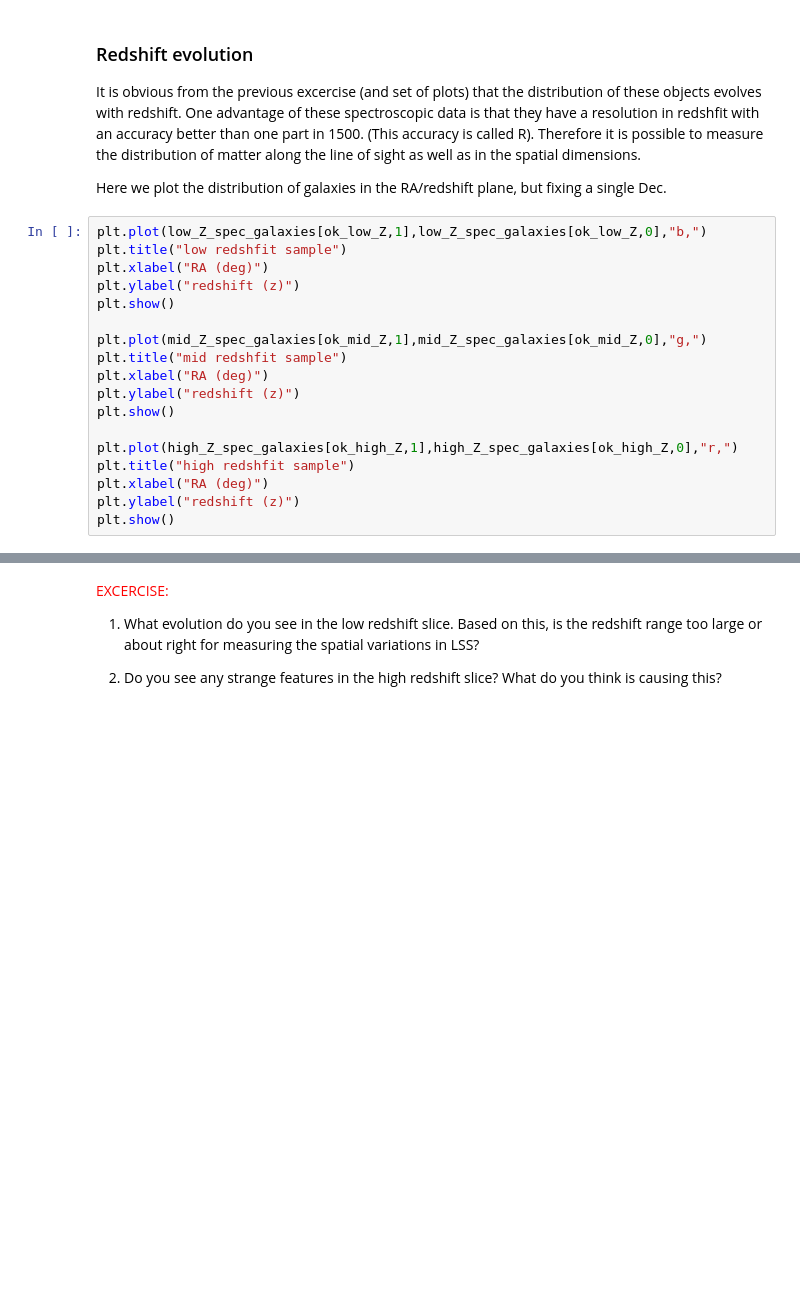
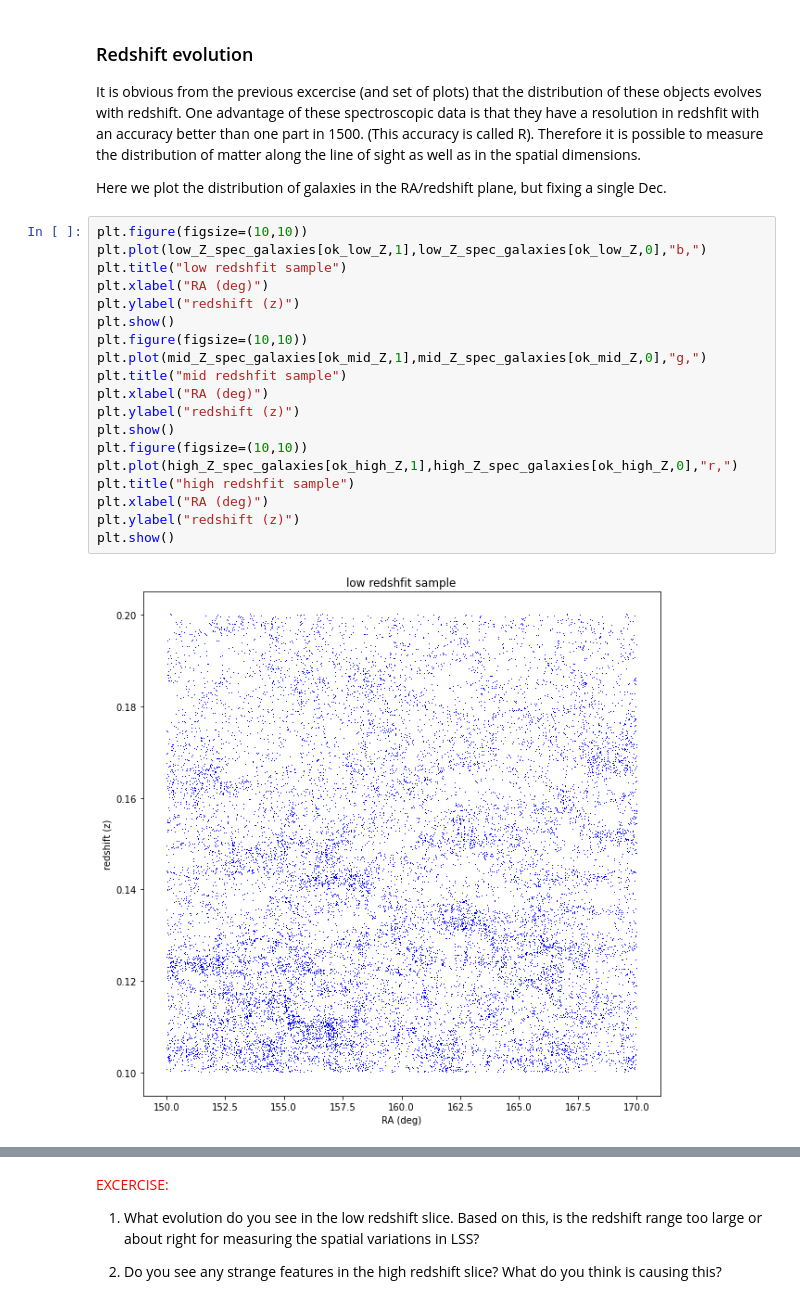
Before and after one commit to CMB-S4/CMBAnalysis_SummerSchool, a Jupyter notebook: CMB_School_2pt_correlation.ipynb, the cells around one changed output, grey strips where cells are left out. Saved outputs shown, nothing was run; the diff lists cells and outputs as text; blank space fills up the shorter version.

```diff
--- a/CMB_School_2pt_correlation.ipynb
+++ b/CMB_School_2pt_correlation.ipynb
@@ -121,20 +130,23 @@ It is obvious from the previous excercise (and set of plots) that the distributi
 
 Here we plot the distribution of galaxies in the RA/redshift plane, but fixing a single Dec.
 # %%
+plt.figure(figsize=(10,10))
 plt.plot(low_Z_spec_galaxies[ok_low_Z,1],low_Z_spec_galaxies[ok_low_Z,0],"b,")
 plt.title("low redshfit sample")
 plt.xlabel("RA (deg)")
 plt.ylabel("redshift (z)")
 plt.show()
-
+plt.figure(figsize=(10,10))
 plt.plot(mid_Z_spec_galaxies[ok_mid_Z,1],mid_Z_spec_galaxies[ok_mid_Z,0],"g,")
 plt.title("mid redshfit sample")
 plt.xlabel("RA (deg)")
 plt.ylabel("redshift (z)")
 plt.show()
-
+plt.figure(figsize=(10,10))
 plt.plot(high_Z_spec_galaxies[ok_high_Z,1],high_Z_spec_galaxies[ok_high_Z,0],"r,")
 plt.title("high redshfit sample")
 plt.xlabel("RA (deg)")
 plt.ylabel("redshift (z)")
 plt.show()
+# %% [output]
+[figure, added]
```
Also changed, not shown: parts of 24 cells of this notebook.
